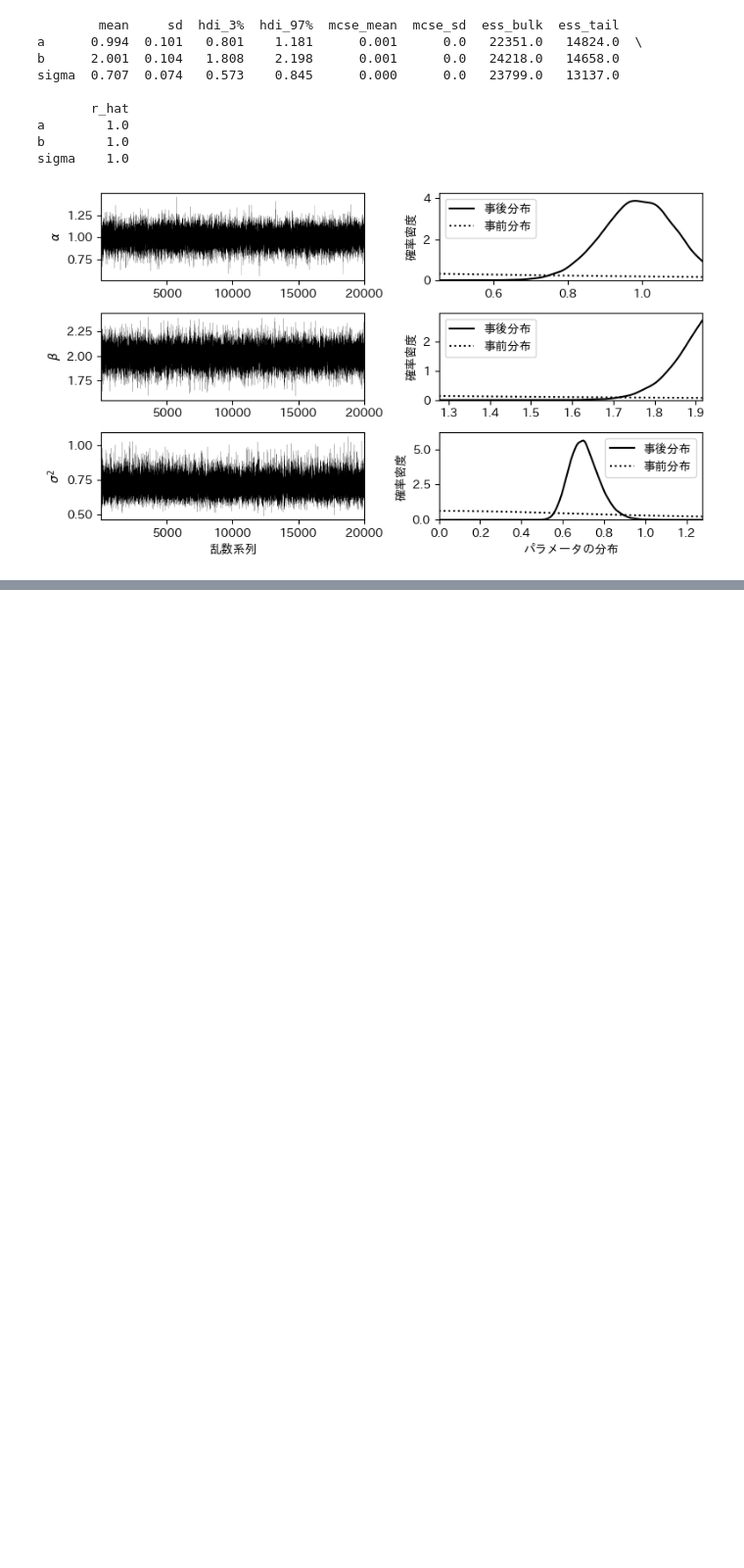
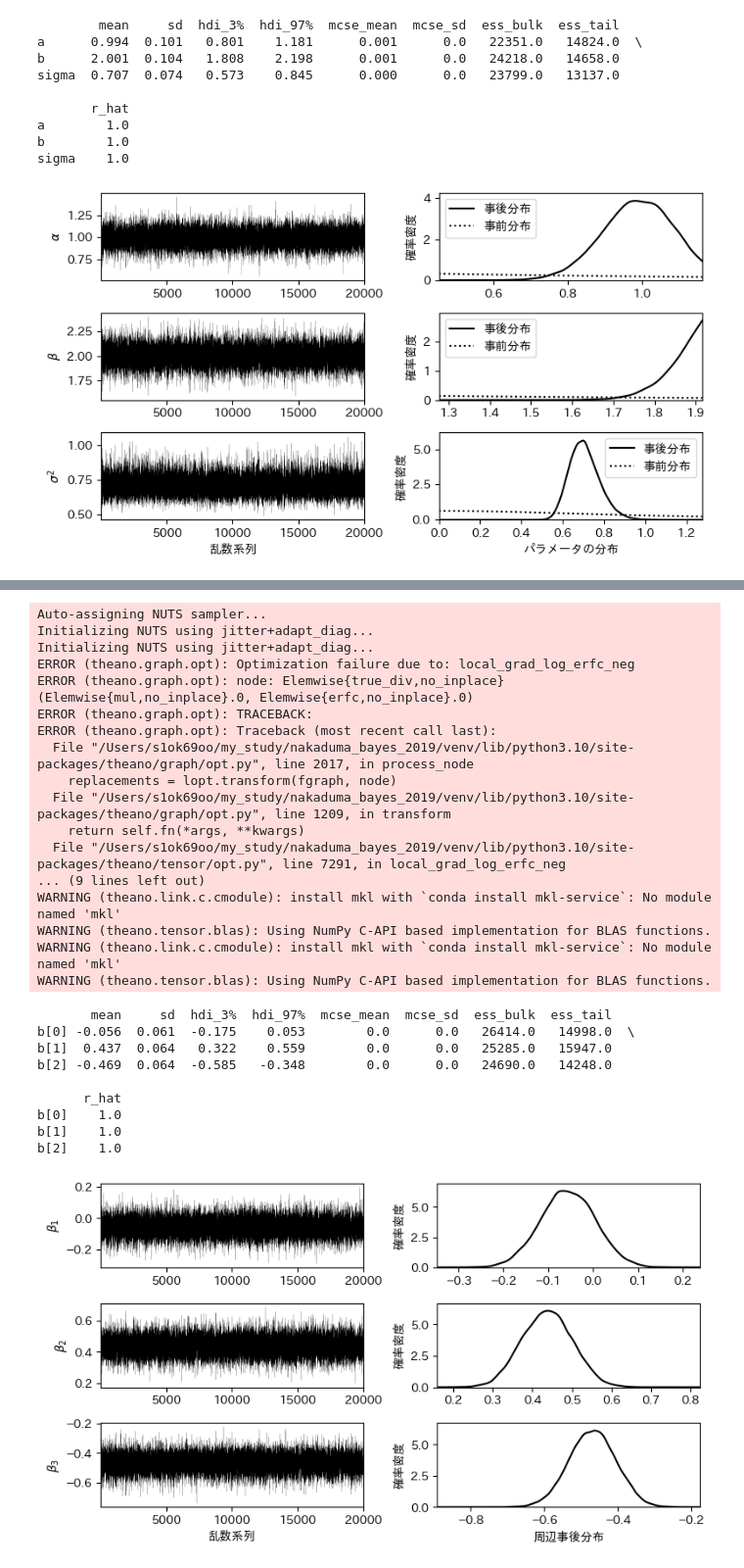
Before and after one commit to s1ok69oo/my_study, a Jupyter notebook: nakaduma_bayes_2019/Chapter4.ipynb, the cells around one changed output, grey strips where cells are left out. Shown at 98% size. Cells and saved outputs as stored; diff of their text form; code cells hidden in the pictures; blank space fills up the shorter version.

```diff
--- a/nakaduma_bayes_2019/Chapter4.ipynb
+++ b/nakaduma_bayes_2019/Chapter4.ipynb
@@ -518,0 +633,80 @@ sigma    1.0
+# %%
+# 4.6: プロビット・モデルのベイズ分析
+# 標準正規分布の累積分布関数
+def normal_cdf(x):
+    return 0.5 * (1.0 + pm.math.erf(x/pm.math.sqrt(2.0)))
+
+# プロビット・モデルからのデータ生成
+n = 500
+np.random.seed(99)
+x1 = st.uniform.rvs(loc=-np.sqrt(3.0), scale=2.0*np.sqrt(3.0), size=n)
+x2 = st.uniform.rvs(loc=-np.sqrt(3.0), scale=2.0*np.sqrt(3.0), size=n)
+q = st.norm.cdf(0.5*x1 - 0.5*x2)
+y = st.bernoulli.rvs(q)
+X = np.stack((np.ones(n), x1, x2), axis=1)
+
+# プロビット・モデルの係数の事後分布の設定
+n, k = X.shape
+b0 = np.zeros(k)
+A0 = 0.01 * np.eye(k)
+probit_model = pm.Model()
+with probit_model:
+    b = pm.MvNormal('b', mu=b0, tau=A0, shape=k)
+    idx = pm.math.dot(X, b)
+    likelihood = pm.Bernoulli('y', p=normal_cdf(idx), observed=y)
+
+# 事後分布からのサンプリング
+n_draws = 5000
+n_chains = 4
+n_tune = 1000
+with probit_model:
+    trace = pm.sample(draws=n_draws, chains=n_chains, tune=n_tune, random_seed=123)
+print(pm.summary(trace))
+
+# 事後分布のグラフの作成
+fig, ax = plt.subplots(k, 2, num=1, figsize=(8, 1.5*k), facecolor='w')
+for idx in range(k):
+    mc_trace = trace['b'][:, idx]
+    x_min = mc_trace.min() - 0.2*np.abs(mc_trace.min())
+    x_max = mc_trace.max() + 0.2*np.abs(mc_trace.max())
+    x = np.linspace(x_min, x_max, 250)
+    posterior = st.gaussian_kde(mc_trace).evaluate(x)
+    ax[idx, 0].plot(mc_trace, 'k-', linewidth=0.1)
+    ax[idx, 0].set_xlim(1, n_draws*n_chains)
+    ax[idx, 0].set_ylabel('$\\beta_{:d}$'.format(idx+1))
+    ax[idx, 1].plot(x, posterior, 'k-')
+    ax[idx, 1].set_xlim(x_min, x_max)
+    ax[idx, 1].set_ylim(0, 1.1*posterior.max())
+    ax[idx, 1].set_ylabel('確率密度')
+ax[k-1, 0].set_xlabel('乱数系列')
+ax[k-1, 1].set_xlabel('周辺事後分布')
+plt.tight_layout()
+plt.show()
+# %% [output]
+Auto-assigning NUTS sampler...
+Initializing NUTS using jitter+adapt_diag...
+Initializing NUTS using jitter+adapt_diag...
+ERROR (theano.graph.opt): Optimization failure due to: local_grad_log_erfc_neg
+ERROR (theano.graph.opt): node: Elemwise{true_div,no_inplace}(Elemwise{mul,no_inplace}.0, Elemwise{erfc,no_inplace}.0)
+ERROR (theano.graph.opt): TRACEBACK:
+ERROR (theano.graph.opt): Traceback (most recent call last):
+  File "/Users/s1ok69oo/my_study/nakaduma_bayes_2019/venv/lib/python3.10/site-packages/theano/graph/opt.py", line 2017, in process_node
+    replacements = lopt.transform(fgraph, node)
+  File "/Users/s1ok69oo/my_study/nakaduma_bayes_2019/venv/lib/python3.10/site-packages/theano/graph/opt.py", line 1209, in transform
+    return self.fn(*args, **kwargs)
+  File "/Users/s1ok69oo/my_study/nakaduma_bayes_2019/venv/lib/python3.10/site-packages/theano/tensor/opt.py", line 7291, in local_grad_log_erfc_neg
+... (9 lines left out)
+WARNING (theano.link.c.cmodule): install mkl with `conda install mkl-service`: No module named 'mkl'
+WARNING (theano.tensor.blas): Using NumPy C-API based implementation for BLAS functions.
+WARNING (theano.link.c.cmodule): install mkl with `conda install mkl-service`: No module named 'mkl'
+WARNING (theano.tensor.blas): Using NumPy C-API based implementation for BLAS functions.
+       mean     sd  hdi_3%  hdi_97%  mcse_mean  mcse_sd  ess_bulk  ess_tail
+b[0] -0.056  0.061  -0.175    0.053        0.0      0.0   26414.0   14998.0  \
+b[1]  0.437  0.064   0.322    0.559        0.0      0.0   25285.0   15947.0
+b[2] -0.469  0.064  -0.585   -0.348        0.0      0.0   24690.0   14248.0
+
+      r_hat
+b[0]    1.0
+b[1]    1.0
+b[2]    1.0
+[figure, added]
```
Also changed, not shown: parts of 10 cells of this notebook.
